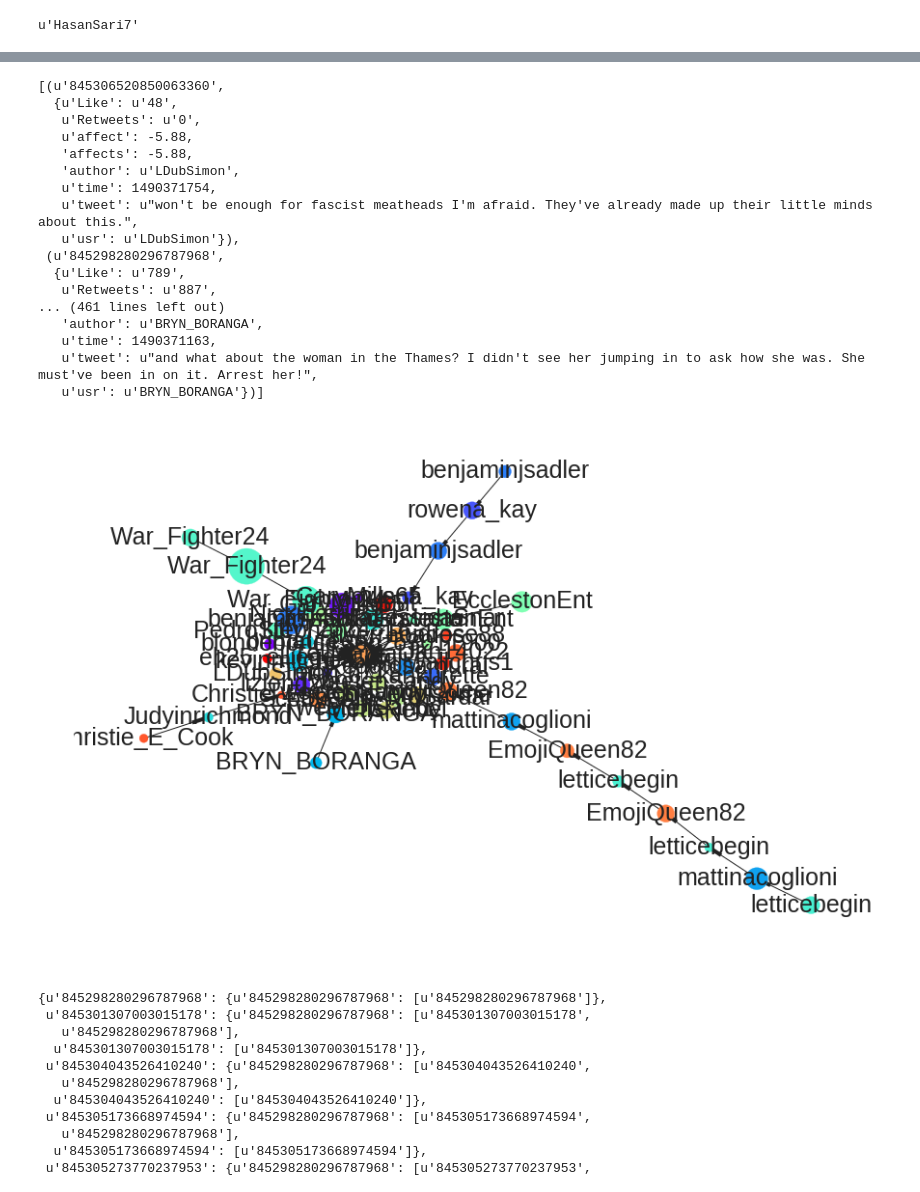
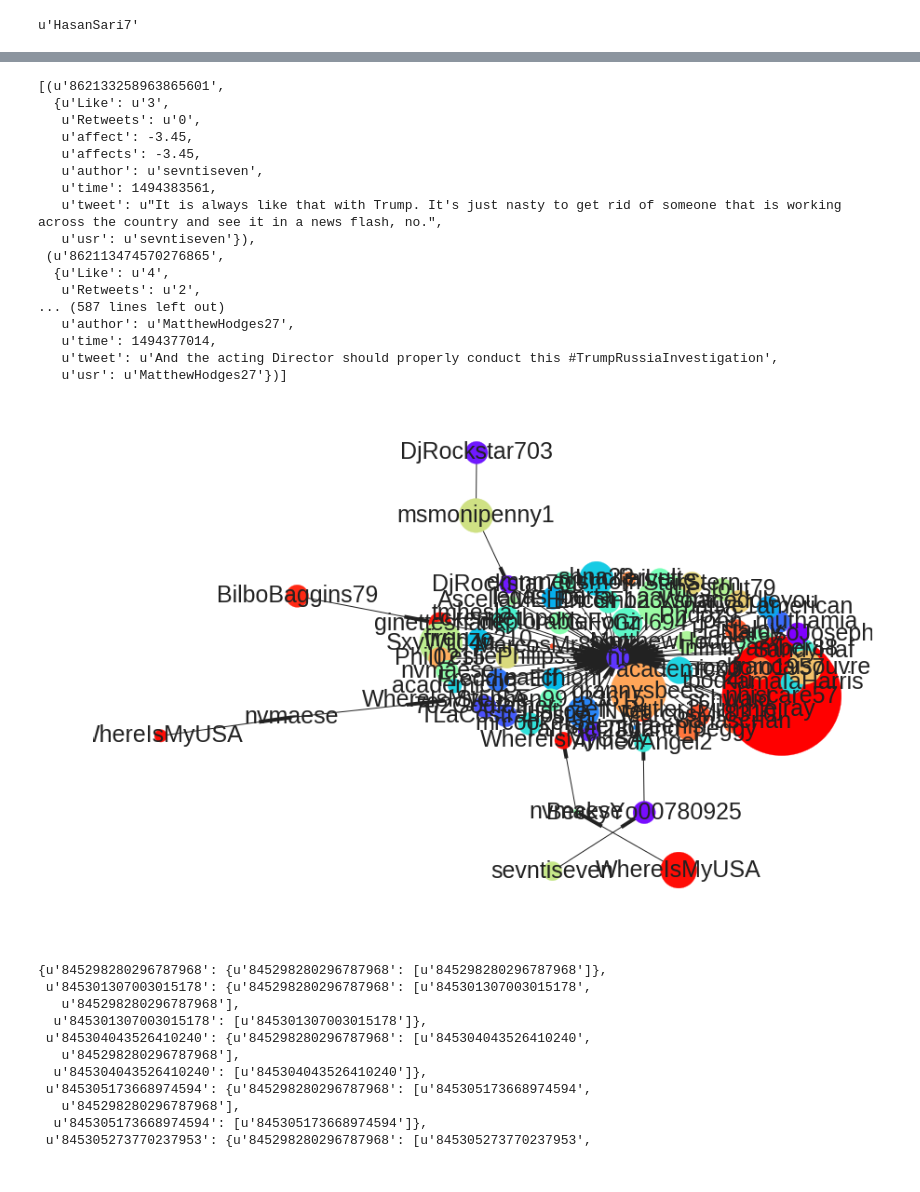
Before and after one commit to sagarjoglekar/redditTools, a Jupyter notebook: Notebooks/twitter-suicide.ipynb, the cells around one changed output, grey strips where cells are left out. Drawn from its saved outputs; the diff is of its cells as text; code cells hidden in the pictures.

```diff
--- a/Notebooks/twitter-suicide.ipynb
+++ b/Notebooks/twitter-suicide.ipynb
@@ -487,27 +487,27 @@ nx.draw(Manchester_threads[Manchester_threads.keys()[3]])
 # %%
-Westmin_threads[Westmin_threads.keys()[10]].nodes(data=True)
+FBI_threads[FBI_threads.keys()[10]].nodes(data=True)
 # %% [output]
-[(u'845306520850063360',
-  {u'Like': u'48',
+[(u'862133258963865601',
+  {u'Like': u'3',
    u'Retweets': u'0',
-   u'affect': -5.88,
-   'affects': -5.88,
-   'author': u'LDubSimon',
-   u'time': 1490371754,
-   u'tweet': u"won't be enough for fascist meatheads I'm afraid. They've already made up their little minds about this.",
-   u'usr': u'LDubSimon'}),
- (u'845298280296787968',
-  {u'Like': u'789',
-   u'Retweets': u'887',
-... (461 lines left out)
-   'author': u'BRYN_BORANGA',
-   u'time': 1490371163,
-   u'tweet': u"and what about the woman in the Thames? I didn't see her jumping in to ask how she was. She must've been in on it. Arrest her!",
-   u'usr': u'BRYN_BORANGA'})]
+   u'affect': -3.45,
+   u'affects': -3.45,
+   u'author': u'sevntiseven',
+   u'time': 1494383561,
+   u'tweet': u"It is always like that with Trump. It's just nasty to get rid of someone that is working across the country and see it in a news flash, no.",
+   u'usr': u'sevntiseven'}),
+ (u'862113474570276865',
+  {u'Like': u'4',
+   u'Retweets': u'2',
+... (587 lines left out)
+   u'author': u'MatthewHodges27',
+   u'time': 1494377014,
+   u'tweet': u'And the acting Director should properly conduct this #TrumpRussiaInvestigation',
+   u'usr': u'MatthewHodges27'})]
 # %%
-drawReplyGraph(Westmin_threads[Westmin_threads.keys()[10]])
+drawReplyGraph(FBI_threads[FBI_threads.keys()[10]])
 # %% [output]
-[figure, old version]
+[figure, new version]
 # %%
 nx.all_pairs_shortest_path(Westmin_threads[Westmin_threads.keys()[10]])
 # %% [output]
```
Also changed, not shown: parts of 57 cells of this notebook, 5 other files.
